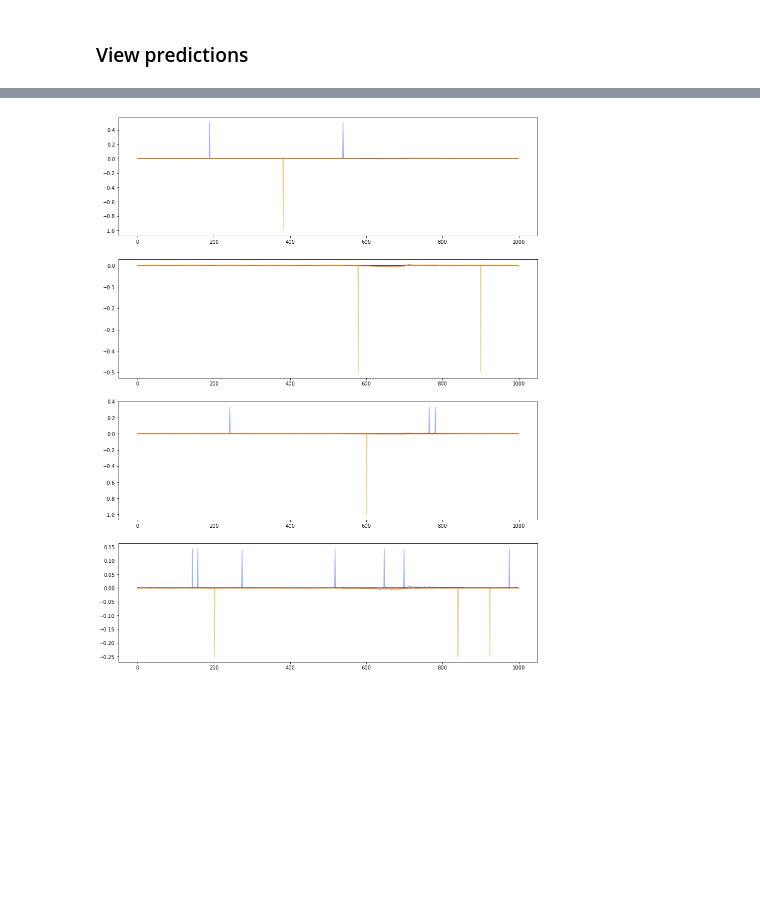
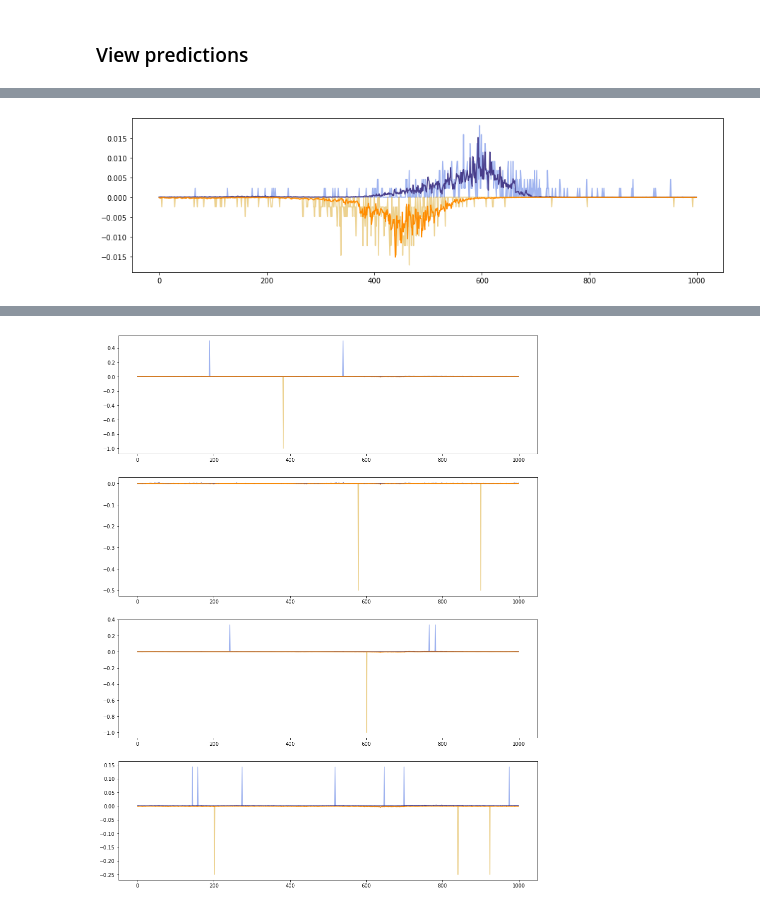
Before and after one commit to amtseng/fourier_attribution_priors, a Jupyter notebook: notebooks/predict_profiles.ipynb, the cells around one changed output, grey strips where cells are left out. Drawn from its saved outputs; the diff is of its cells as text; code cells hidden in the pictures; blank space fills up the shorter version.

```diff
--- a/notebooks/predict_profiles.ipynb
+++ b/notebooks/predict_profiles.ipynb
@@ -24,6 +24,16 @@ chrom_sizes = "/users/amtseng/genomes/hg38.canon.chrom.sizes"
 input_length = 1346
 profile_length = 1000
 num_tasks = 4
+# %%
+# Define the paths to the files and model, and some constants
+files_spec_path = "/users/amtseng/att_priors/data/processed/ENCODE/profile/config/TEAD4/TEAD4_training_paths.json"
+model_path = "/users/amtseng/att_priors/models/trained_models/profile_models/TEAD4_prior_attinflate/41/model_ckpt_epoch_10.pt"
+
+reference_fasta = "/users/amtseng/genomes/hg38.fasta"
+chrom_sizes = "/users/amtseng/genomes/hg38.canon.chrom.sizes"
+input_length = 1346
+profile_length = 1000
+num_tasks = 1
 # %%
 # Extract the file specs
 with open(files_spec_path, "r") as f:
@@ -95,9 +105,10 @@ def plot_profiles(pred_profs, true_profs, title=None):
     If `normalize` is True, normalize the profiles to be probabilities (i.e.
     each track sums to 1)
     """
-    pred_profs, true_profs = np.squeeze(pred_profs), np.squeeze(true_profs)
     num_tasks, prof_length = pred_profs.shape[0], pred_profs.shape[1]
-    fig, ax = plt.subplots(num_tasks, figsize=(15, 20))
+    fig, ax = plt.subplots(num_tasks, figsize=(15, num_tasks * 4))
+    if num_tasks == 1:
+        ax = [ax]
     for i in range(num_tasks):
         ax[i].plot(true_profs[i,:,0], color="royalblue", alpha=0.5)
         ax[i].plot(-true_profs[i,:,1], color="goldenrod", alpha=0.5)
@@ -113,3 +136,10 @@ pos_coords_table.sample(10)
 # %%
 # Sample some negative coordinates
 neg_coord_sampler.sample_intervals(10)
+# %%
+log_pred_profs, log_pred_counts, true_profs, true_counts = predict_coords([("chr8", 20951678, 20952678)])
+pred_prof_probs = np.exp(log_pred_profs)
+true_prof_probs = true_profs / np.sum(true_profs, axis=2, keepdims=True)
+plot_profiles(pred_prof_probs[0], true_prof_probs[0])
+# %% [output]
+[figure, added]
```
Also changed, not shown: parts of 6 cells of this notebook, 6 other files.
